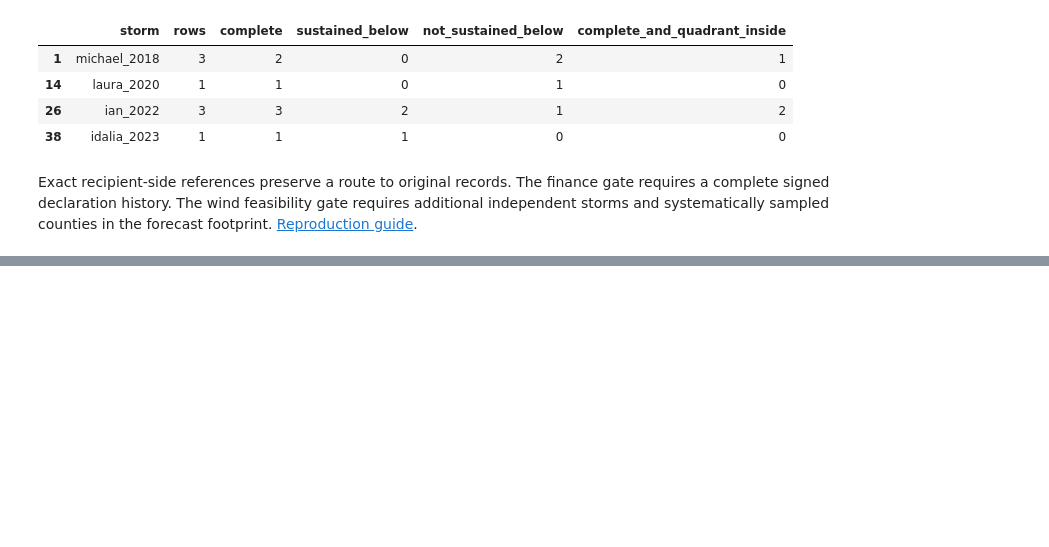
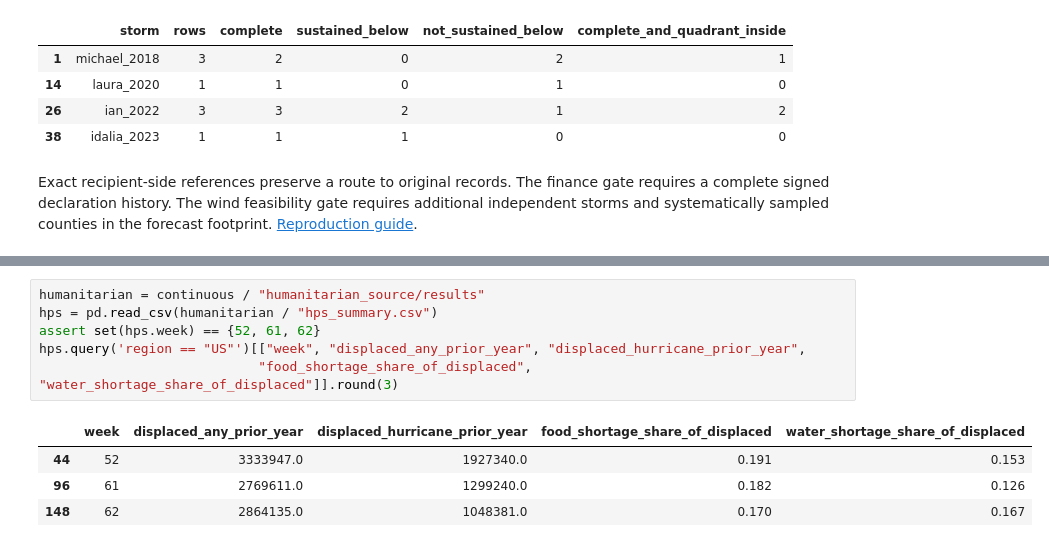
Before and after one commit to leonmarienga/ML-thesis, a Jupyter notebook: research/THESIS_REPRODUCTION.ipynb, the cells around one changed output, grey strips where cells are left out. Cells and saved outputs as stored; diff of their text form; blank space fills up the shorter version.

```diff
--- a/research/THESIS_REPRODUCTION.ipynb
+++ b/research/THESIS_REPRODUCTION.ipynb
@@ -832,0 +867,11 @@ Exact recipient-side references preserve a route to original records. The financ
+# %%
+humanitarian = continuous / "humanitarian_source/results"
+hps = pd.read_csv(humanitarian / "hps_summary.csv")
+assert set(hps.week) == {52, 61, 62}
+hps.query('region == "US"')[["week", "displaced_any_prior_year", "displaced_hurricane_prior_year",
+                            "food_shortage_share_of_displaced", "water_shortage_share_of_displaced"]].round(3)
+# %% [output]
+|  | week | displaced_any_prior_year | displaced_hurricane_prior_year | food_shortage_share_of_displaced | water_shortage_share_of_displaced |
+| 44 | 52 | 3333947.0 | 1927340.0 | 0.191 | 0.153 |
+| 96 | 61 | 2769611.0 | 1299240.0 | 0.182 | 0.126 |
+| 148 | 62 | 2864135.0 | 1048381.0 | 0.170 | 0.167 |
```
Also changed, not shown: parts of 5 cells of this notebook, 12 other files.
